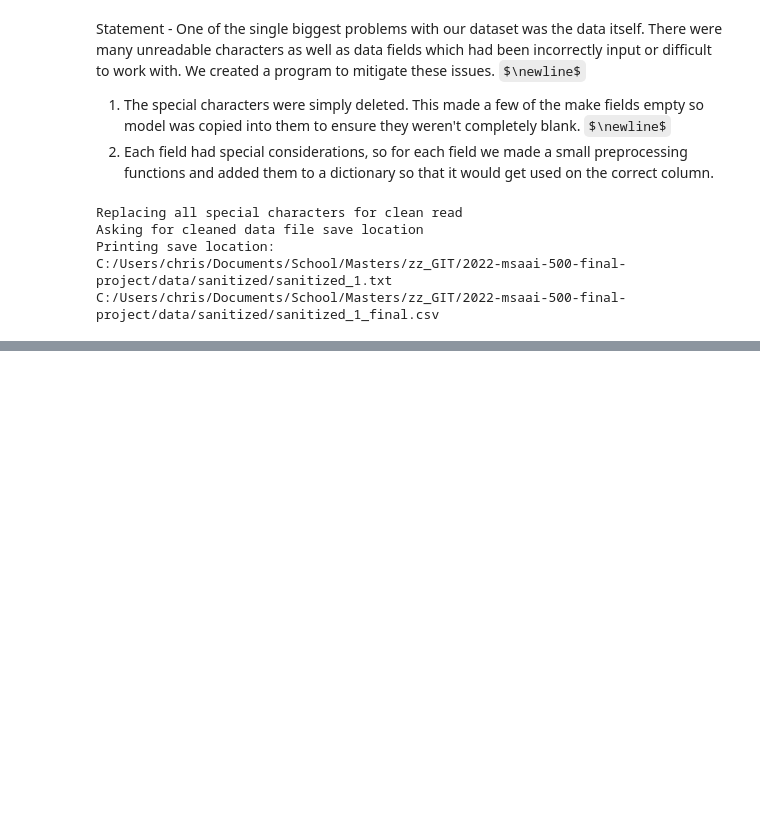
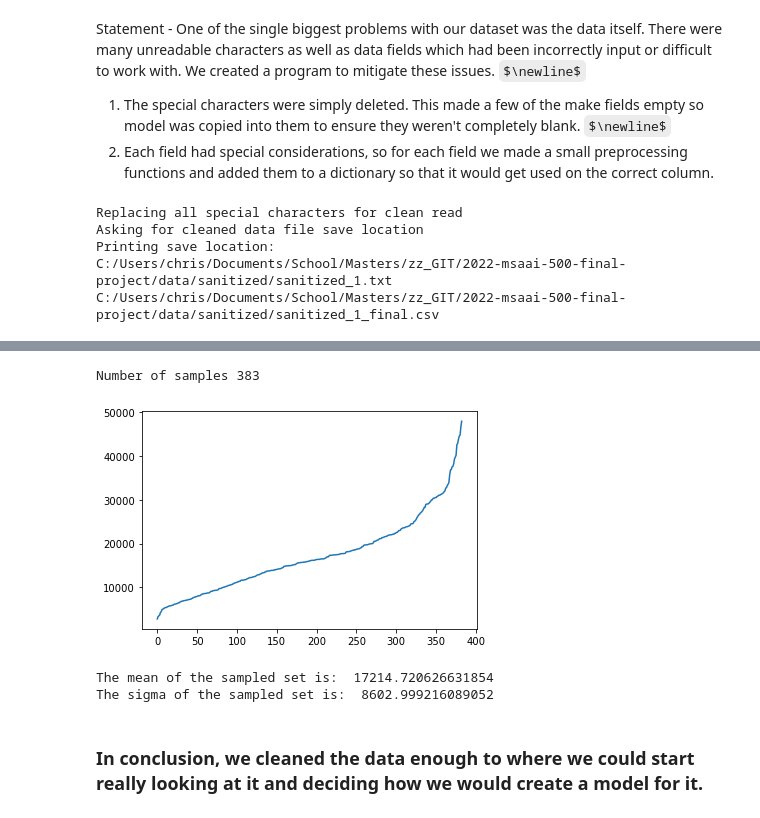
Before and after one commit to addsandwich/2022-msaai-500-final-project, a Jupyter notebook: notebooks/1_Data_Preprocessing.ipynb, the cells around one changed output, grey strips where cells are left out. Saved outputs shown, nothing was run; the diff lists cells and outputs as text; code cells hidden in the pictures; some formulas as TeX source; blank space fills up the shorter version.

```diff
--- a/notebooks/1_Data_Preprocessing.ipynb
+++ b/notebooks/1_Data_Preprocessing.ipynb
@@ -50,0 +139,17 @@ display(data.head(15))
+# %%
+sample2 = sample[:-1]
+plt.plot(sample2)
+print('Number of samples', len(sample2))
+# %% [output]
+Number of samples 383
+[figure, added]
+# %%
+mu = numpy.mean(sample2, axis=0)
+sigma = numpy.std(sample2, axis=0)
+print('The mean of the sampled set is: ', mu)
+print('The sigma of the sampled set is: ', sigma)
+# %% [output]
+The mean of the sampled set is:  17214.720626631854
+The sigma of the sampled set is:  8602.999216089052
+# %% [markdown]
+### In conclusion, we cleaned the data enough to where we could start really looking at it and deciding how we would create a model for it.
```
Also changed, not shown: parts of 9 cells of this notebook, 8 other files.
